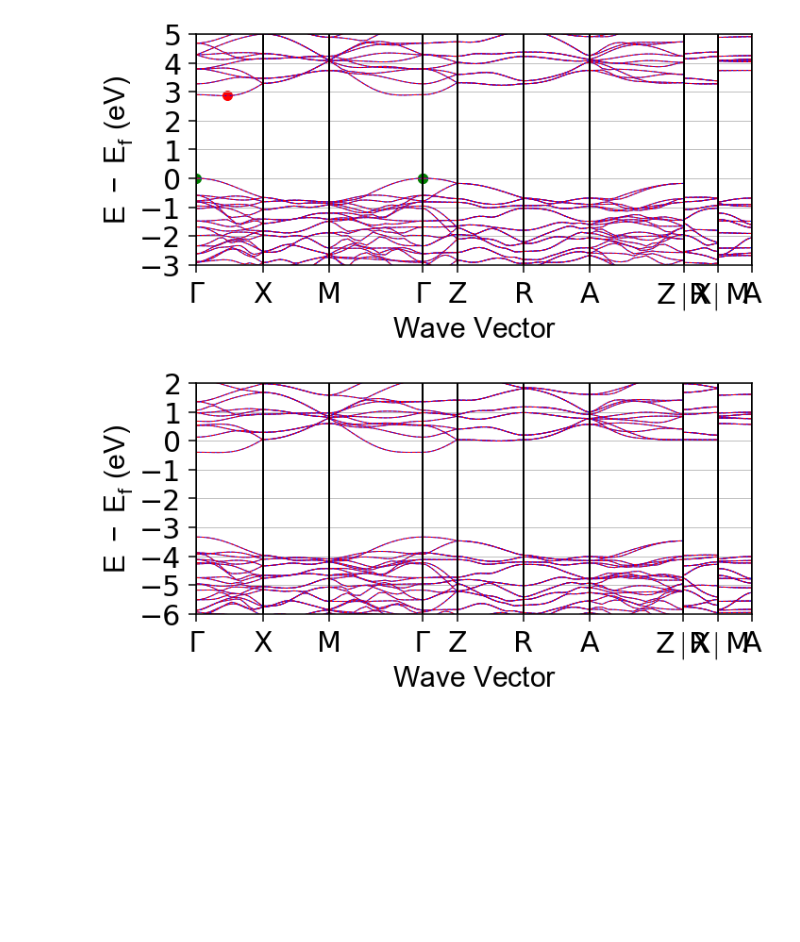
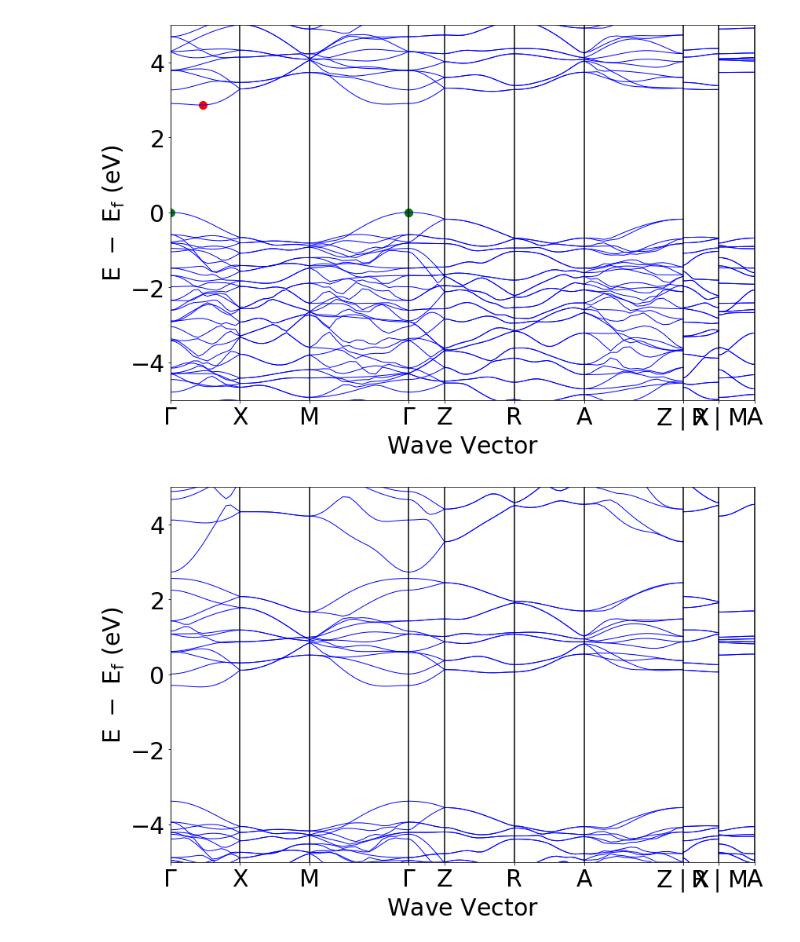
Before and after one commit to kyledmiller/kdm_vault, a Jupyter notebook: scripts_dft/plot_band-struc.ipynb, the cells around one changed output. Cells and saved outputs as stored; diff of their text form; code cells hidden in the pictures; blank space fills up the shorter version.

```diff
--- a/scripts_dft/plot_band-struc.ipynb
+++ b/scripts_dft/plot_band-struc.ipynb
@@ -1,19 +1,15 @@
 # %%
 from pymatgen.io.vasp import Vasprun, BSVasprun
 from pymatgen.electronic_structure.plotter import BSPlotter
 
-YLIMS = [[-3,5]] + [[-6,2]]*2 + [[-5,3]]*2
-
-for i, suffix in enumerate(['d0','d025','d05','d075', 'd1']):
+for suffix in ['d0','d025','d05','d075', 'd1']:
     v = BSVasprun(f"vasprun-{suffix}.xml")
-    bs = v.get_band_structure(kpoints_filename="KPOINTS",line_mode=True)
+    bs = v.get_band_structure(kpoints_filename="KPOINTS.bands",line_mode=True)
     plt = BSPlotter(bs)
-    plot = plt.get_plot(vbm_cbm_marker=True,ylim=YLIMS[i])
-    fig = plot.gcf()
-    fig.set_size_inches(10, 5)    #plt.bs_plot_data(zero_to_efermi=True)
+    plt.get_plot(vbm_cbm_marker=True,ylim=(-5,5))
+    #plt.bs_plot_data(zero_to_efermi=True)
     #plt.show()
-    plt.save_plot(f"elec_bands-vec-{suffix}.pdf",img_format='pdf',ylim=YLIMS[i])
-    plt.save_plot(f"elec_bands-{suffix}.png",img_format='png',ylim=YLIMS[i])
+    plt.save_plot(f"figures/band-plot-{suffix}.pdf",img_format='pdf',ylim=(-5,5))
 # %% [output]
-[figure, old version]
+[figure, new version]
-[figure, old version]
+[figure, new version]
```
Also changed, not shown: parts of 1 cell of this notebook, 34 other files.
